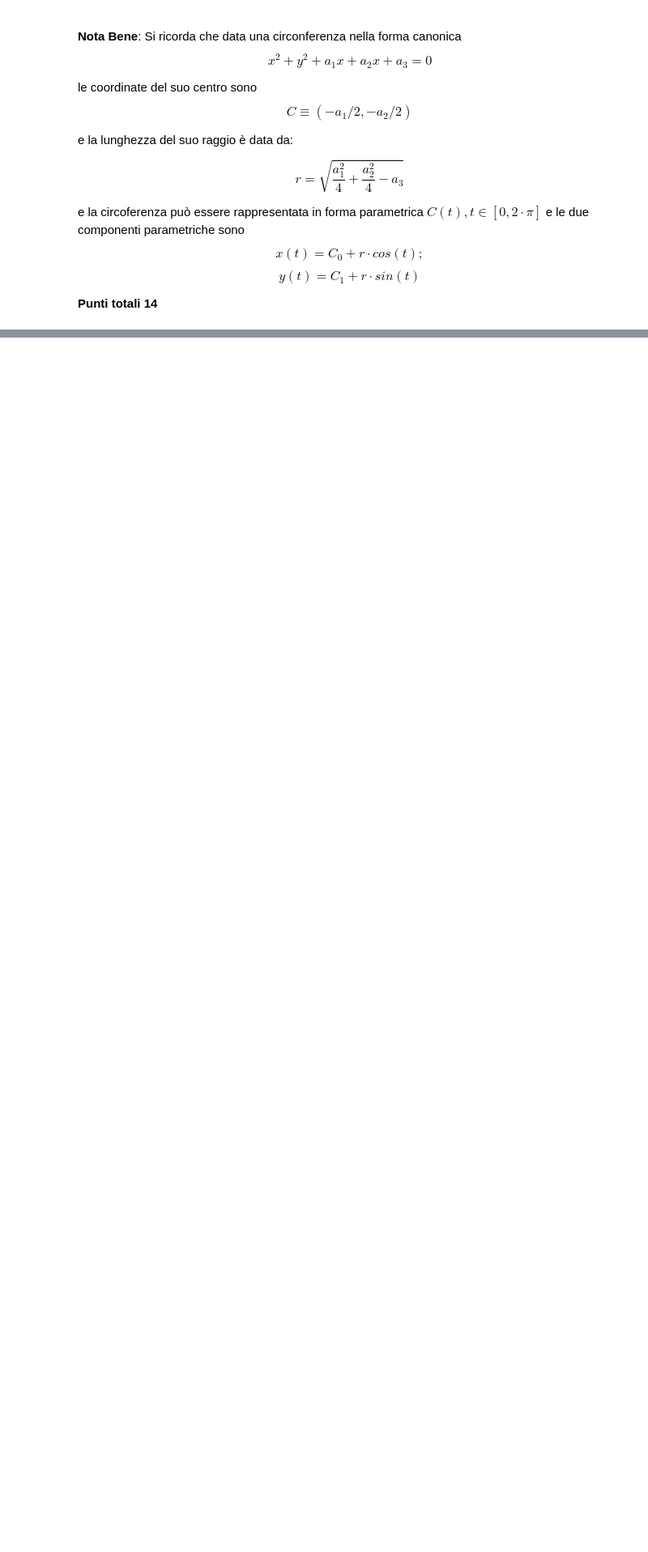
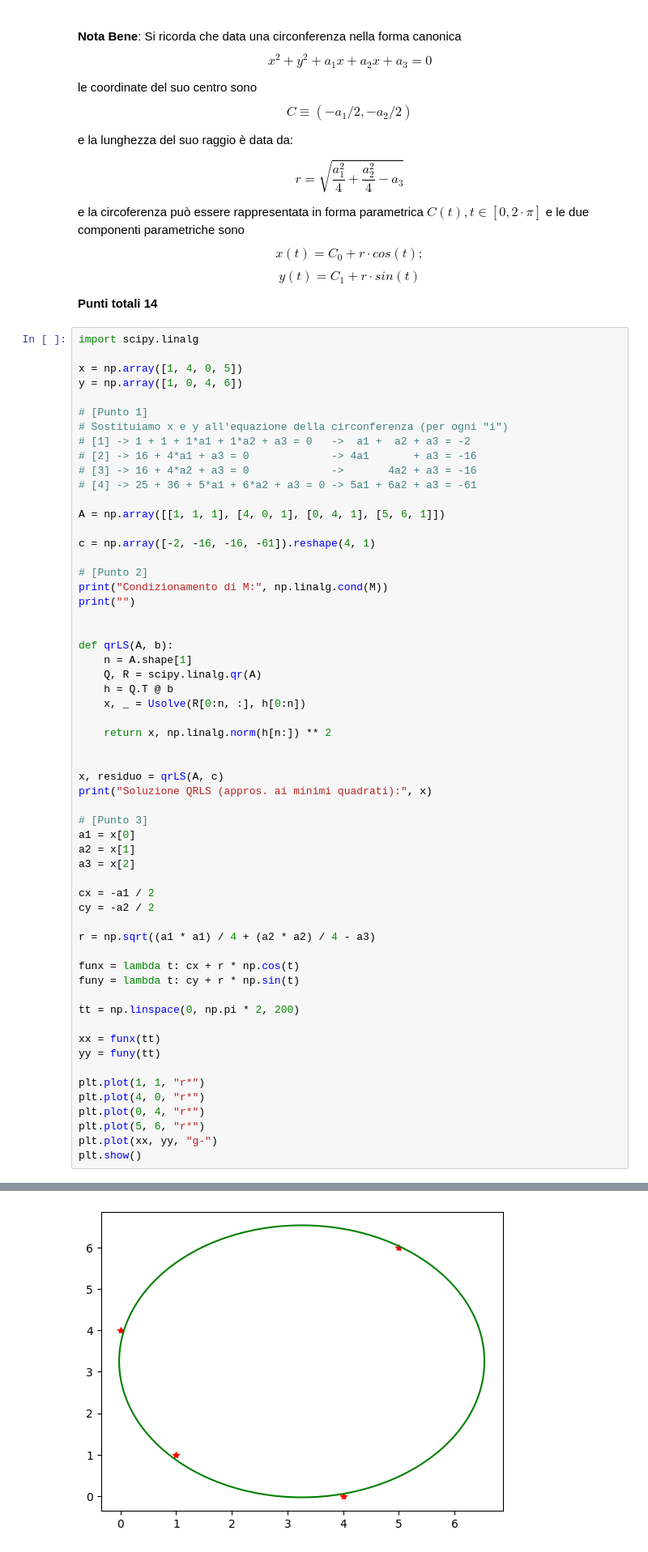
Before and after one commit to alessandrorebosio/Numerical-methods-for-AI, a Jupyter notebook: older-exams/exam-I.ipynb, the cells around one changed output, grey strips where cells are left out. Shown at 81% size. Drawn from its saved outputs; the diff is of its cells as text; blank space fills up the shorter version.

```diff
--- a/older-exams/exam-I.ipynb
+++ b/older-exams/exam-I.ipynb
@@ -93,3 +358,62 @@ e la circoferenza può essere rappresentata in forma parametrica $C(t),  t \in [
 
 
 **Punti totali 14**
+# %%
+import scipy.linalg
+
+x = np.array([1, 4, 0, 5])
+y = np.array([1, 0, 4, 6])
+
+# [Punto 1]
+# Sostituiamo x e y all'equazione della circonferenza (per ogni "i")
+# [1] -> 1 + 1 + 1*a1 + 1*a2 + a3 = 0   ->  a1 +  a2 + a3 = -2
+# [2] -> 16 + 4*a1 + a3 = 0             -> 4a1       + a3 = -16
+# [3] -> 16 + 4*a2 + a3 = 0             ->       4a2 + a3 = -16
+# [4] -> 25 + 36 + 5*a1 + 6*a2 + a3 = 0 -> 5a1 + 6a2 + a3 = -61
+
+A = np.array([[1, 1, 1], [4, 0, 1], [0, 4, 1], [5, 6, 1]])
+
+c = np.array([-2, -16, -16, -61]).reshape(4, 1)
+
+# [Punto 2]
+print("Condizionamento di M:", np.linalg.cond(M))
+print("")
+
+
+def qrLS(A, b):
+    n = A.shape[1]
+    Q, R = scipy.linalg.qr(A)
+    h = Q.T @ b
+    x, _ = Usolve(R[0:n, :], h[0:n])
+
+    return x, np.linalg.norm(h[n:]) ** 2
+
+
+x, residuo = qrLS(A, c)
+print("Soluzione QRLS (appros. ai minimi quadrati):", x)
+
+# [Punto 3]
+a1 = x[0]
+a2 = x[1]
+a3 = x[2]
+
+cx = -a1 / 2
+cy = -a2 / 2
+
+r = np.sqrt((a1 * a1) / 4 + (a2 * a2) / 4 - a3)
+
+funx = lambda t: cx + r * np.cos(t)
+funy = lambda t: cy + r * np.sin(t)
+
+tt = np.linspace(0, np.pi * 2, 200)
+
+xx = funx(tt)
+yy = funy(tt)
+
+plt.plot(1, 1, "r*")
+plt.plot(4, 0, "r*")
+plt.plot(0, 4, "r*")
+plt.plot(5, 6, "r*")
+plt.plot(xx, yy, "g-")
+plt.show()
+# %% [output]
@@ -96,3 +425,4 @@ e la circoferenza può essere rappresentata in forma parametrica $C(t),  t \in [
+[figure, added]
 # %% [markdown]
 ## Domande Intelligenza Artificiale
 **NB: Ogni risposta esatta:  +0.5 punti, ogni risposta errata: -0.5 punti. La mancanza di risposta:  0 punti**
```
Also changed, not shown: parts of 11 cells of this notebook, 2 other files.
